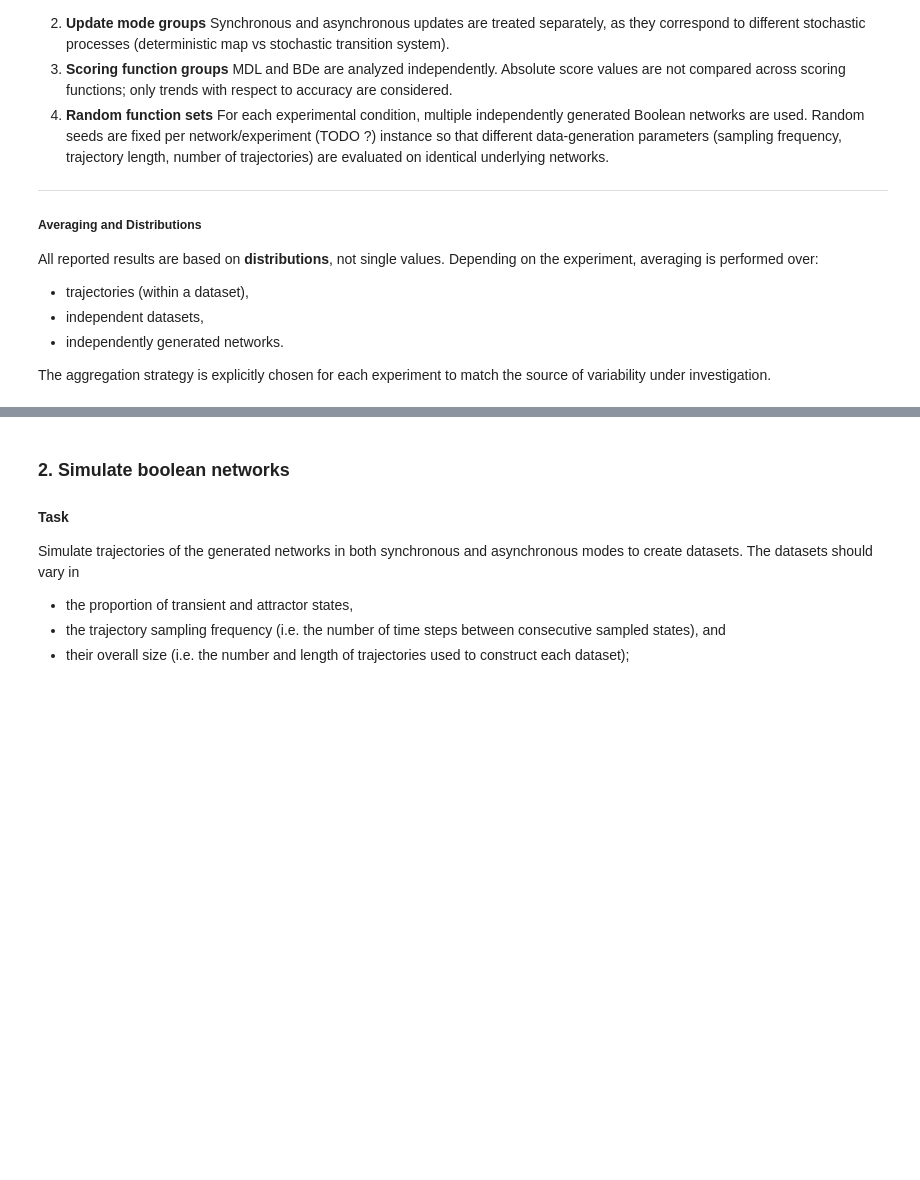
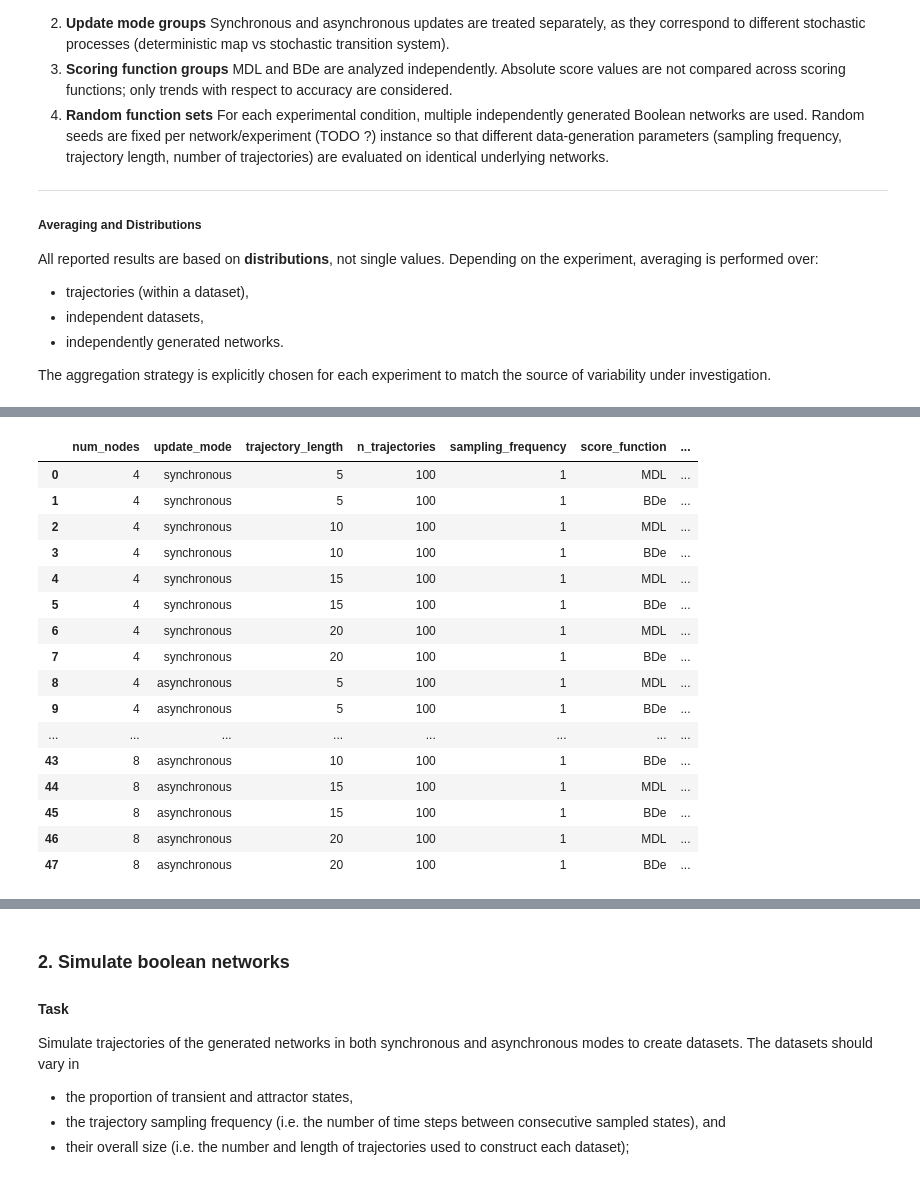
Before and after one commit to maxi7524/SAD2_final_project, a Jupyter notebook: notebooks/report.ipynb, the cells around one changed output, grey strips where cells are left out. Drawn from its saved outputs; the diff is of its cells as text; code cells hidden in the pictures; blank space fills up the shorter version.

Commit message:
add module analysis with experiment manager class, repair bn function

```diff
--- a/notebooks/report.ipynb
+++ b/notebooks/report.ipynb
@@ -181,0 +197,49 @@ This isolates the effect of attractor-induced redundancy and avoids conflating
+# %%
+# create experiments:
+## case: Relation between trajectory length and entering attractors
+exp_trajectory_length = BooleanNetworkExperiment(
+    # paths
+    data_path='manager_test',
+    experiment_name='trajectory_length_vs_attractors',
+    # experiment values
+    num_nodes=[4, 6, 8],
+    update_mode=["synchronous", "asynchronous"],
+    trajectory_length=list(range(5, 21, 5)),
+    n_trajectories=[100],
+    sampling_frequency=[1],
+    score_functions=["MDL", "BDe"],
+    n_parents_per_node=[[1, 2, 3, 4]],
+    # amount of samples per experiment
+    n_repetitions=1,
+    simulate_trajectories_to_csv_kwargs = {
+            # "sampling_frequency": 1,
+            "target_attractor_ratio": 0.4,  # Approximate fraction of trajectory in attractor (0-1)
+            "tolerance": 0.3,               # Allowed deviation from the calculated entrance step (0-1)
+            "max_iter": 50,                 # Maximum attempts to generate a valid state per step before restarting
+            "max_trajectory_restarts": 1000  # Maximum number of trajectory restarts allowed
+        }
+)
+## case: Impact of sampling frequency
+# exp_sampling_frequency
+## case: Amount of Trajectories
+# exp_trajectory_amount
+# %%
+exp_trajectory_length.show_experiment_df()
+# %% [output]
+|  | num_nodes | update_mode | trajectory_length | n_trajectories | sampling_frequency | score_function | ... |
+| 0 | 4 | synchronous | 5 | 100 | 1 | MDL | ... |
+| 1 | 4 | synchronous | 5 | 100 | 1 | BDe | ... |
+| 2 | 4 | synchronous | 10 | 100 | 1 | MDL | ... |
+| 3 | 4 | synchronous | 10 | 100 | 1 | BDe | ... |
+| 4 | 4 | synchronous | 15 | 100 | 1 | MDL | ... |
+| 5 | 4 | synchronous | 15 | 100 | 1 | BDe | ... |
+| 6 | 4 | synchronous | 20 | 100 | 1 | MDL | ... |
+| 7 | 4 | synchronous | 20 | 100 | 1 | BDe | ... |
+| 8 | 4 | asynchronous | 5 | 100 | 1 | MDL | ... |
+| 9 | 4 | asynchronous | 5 | 100 | 1 | BDe | ... |
+| ... | ... | ... | ... | ... | ... | ... | ... |
+| 43 | 8 | asynchronous | 10 | 100 | 1 | BDe | ... |
+| 44 | 8 | asynchronous | 15 | 100 | 1 | MDL | ... |
+| 45 | 8 | asynchronous | 15 | 100 | 1 | BDe | ... |
+| 46 | 8 | asynchronous | 20 | 100 | 1 | MDL | ... |
+| 47 | 8 | asynchronous | 20 | 100 | 1 | BDe | ... |
```
Also changed, not shown: parts of 8 cells of this notebook, 6 other files.
